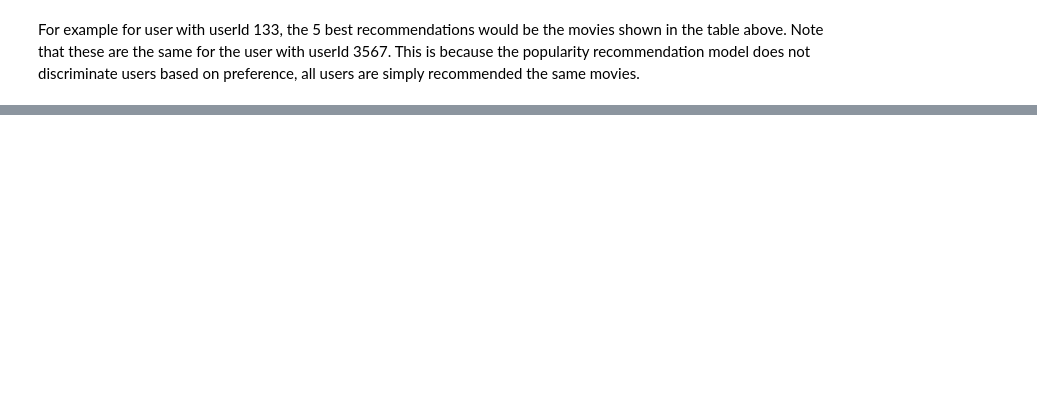
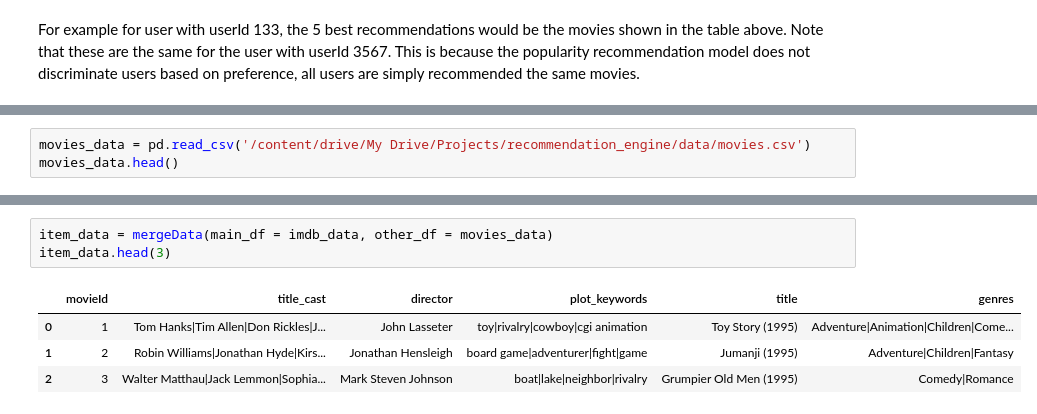
Before and after one commit to titusndondo/unsupervised-predict-streamlit-template, a Jupyter notebook: predict_deliverables/basemodel.ipynb, the cells around one changed output, grey strips where cells are left out. Drawn from its saved outputs; the diff is of its cells as text; blank space fills up the shorter version.

```diff
--- a/predict_deliverables/basemodel.ipynb
+++ b/predict_deliverables/basemodel.ipynb
@@ -171,0 +180,3 @@ For example for user with userId 133, the 5 best recommendations would be the mo
+# %%
+movies_data = pd.read_csv('/content/drive/My Drive/Projects/recommendation_engine/data/movies.csv')
+movies_data.head()
@@ -171,0 +203,8 @@ For example for user with userId 133, the 5 best recommendations would be the mo
+# %%
+item_data = mergeData(main_df = imdb_data, other_df = movies_data)
+item_data.head(3)
+# %% [output]
+|  | movieId | title_cast | director | plot_keywords | title | genres |
+| 0 | 1 | Tom Hanks|Tim Allen|Don Rickles|J... | John Lasseter | toy|rivalry|cowboy|cgi animation | Toy Story (1995) | Adventure|Animation|Children|Come... |
+| 1 | 2 | Robin Williams|Jonathan Hyde|Kirs... | Jonathan Hensleigh | board game|adventurer|fight|game | Jumanji (1995) | Adventure|Children|Fantasy |
+| 2 | 3 | Walter Matthau|Jack Lemmon|Sophia... | Mark Steven Johnson | boat|lake|neighbor|rivalry | Grumpier Old Men (1995) | Comedy|Romance |
```
Also changed, not shown: parts of 29 cells of this notebook.
